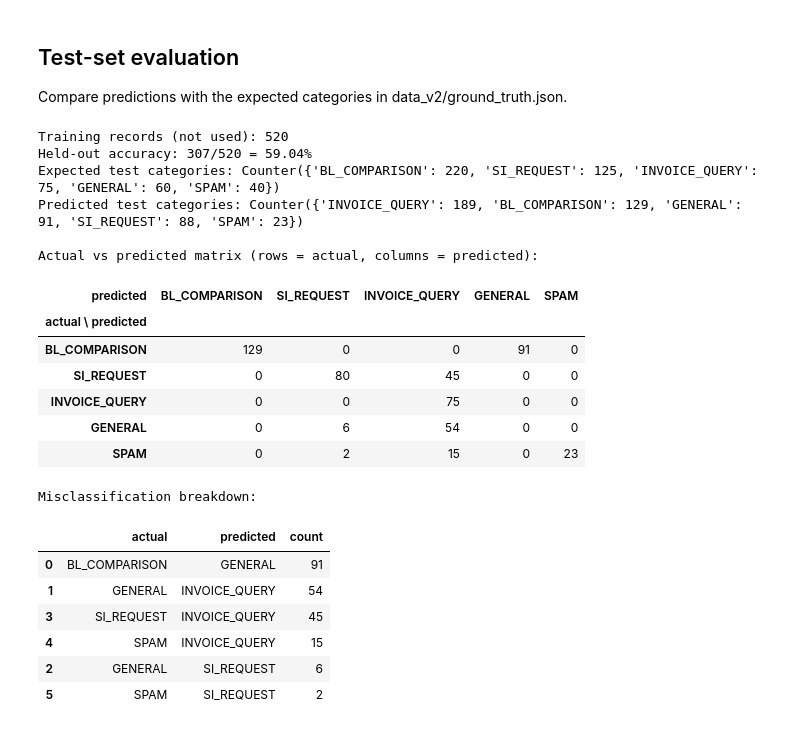
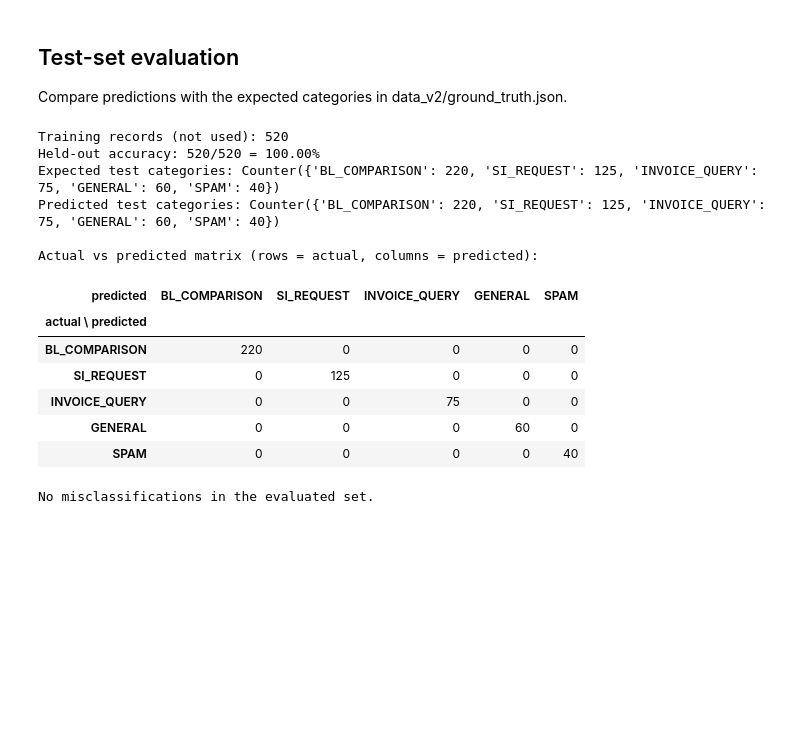
Before and after one commit to SGTK06/dareDEVils-AverisXMonash-Hackathon, a Jupyter notebook: classifier_playground.ipynb, the cells around one changed output. Drawn from its saved outputs; the diff is of its cells as text; code cells hidden in the pictures; blank space fills up the shorter version.

Commit message:
improved implementation in classifier playground

```diff
--- a/classifier_playground.ipynb
+++ b/classifier_playground.ipynb
@@ -101,19 +101,3 @@ mail_df = pd.concat(mail_data)
 
 1. Spacy similarity matching (Primary Comparison)
 2. LLM Call (Confidence Score based Fallback)
-# %%
-"""Use the exact production classifier from server/classification."""
-
-# The server pipeline is: spaCy similarity + lexical rules, then BL/SI
-# gating and standalone-BL handling. Importing it here prevents the
-# playground from drifting from production behavior.
-from server.classification.classifier import MailClassifier
-from server.classification.config import ClassificationConfig
-from server.classification.rules import CATEGORIES, text_for
-
-classifier = MailClassifier(ClassificationConfig(review_threshold=0.80, spacy_model="en_core_web_md"))
-
-
-def classify_for_notebook(email):
-    result = classifier.classify(email)
-    return result.to_dict()
@@ -249,6 +335,7 @@ def load_expected_categories(path="data_v2/ground_truth.json"):
 
 emails = load_emails()
 expected = load_expected_categories()
+classifier.fit_context(emails)
 
 # This calls MailClassifier.classify(), exactly as the server endpoint does.
 predictions = {
@@ -265,45 +352,38 @@ print("Predicted test categories:", Counter(predictions.values()))
 # Actual rows x predicted columns; diagonal values are correct predictions.
 category_order = list(CATEGORIES)
 actual_labels = [expected[email["email_id"]] for email in emails]
 predicted_labels = [predictions[email["email_id"]] for email in emails]
 actual_vs_predicted = pd.DataFrame(
     confusion_matrix(actual_labels, predicted_labels, labels=category_order),
     index=pd.Index(category_order, name="actual \\ predicted"),
     columns=pd.Index(category_order, name="predicted"),
 )
 print("\nActual vs predicted matrix (rows = actual, columns = predicted):")
 display(actual_vs_predicted)
 
 # Count each incorrect actual -> predicted category transition.
 errors = pd.DataFrame({"actual": actual_labels, "predicted": predicted_labels})
 errors = errors[errors["actual"] != errors["predicted"]]
 if errors.empty:
     print("No misclassifications in the evaluated set.")
 else:
     error_breakdown = (errors.groupby(["actual", "predicted"]).size()
                        .reset_index(name="count")
                        .sort_values("count", ascending=False))
     print("\nMisclassification breakdown:")
     display(error_breakdown)
 # %% [output]
 Training records (not used): 520
-Held-out accuracy: 307/520 = 59.04%
+Held-out accuracy: 520/520 = 100.00%
 Expected test categories: Counter({'BL_COMPARISON': 220, 'SI_REQUEST': 125, 'INVOICE_QUERY': 75, 'GENERAL': 60, 'SPAM': 40})
-Predicted test categories: Counter({'INVOICE_QUERY': 189, 'BL_COMPARISON': 129, 'GENERAL': 91, 'SI_REQUEST': 88, 'SPAM': 23})
+Predicted test categories: Counter({'BL_COMPARISON': 220, 'SI_REQUEST': 125, 'INVOICE_QUERY': 75, 'GENERAL': 60, 'SPAM': 40})
 
 Actual vs predicted matrix (rows = actual, columns = predicted):
 | predicted | BL_COMPARISON | SI_REQUEST | INVOICE_QUERY | GENERAL | SPAM |
 | actual \ predicted |  |  |  |  |  |
-| BL_COMPARISON | 129 | 0 | 0 | 91 | 0 |
-| SI_REQUEST | 0 | 80 | 45 | 0 | 0 |
+| BL_COMPARISON | 220 | 0 | 0 | 0 | 0 |
+| SI_REQUEST | 0 | 125 | 0 | 0 | 0 |
 | INVOICE_QUERY | 0 | 0 | 75 | 0 | 0 |
-| GENERAL | 0 | 6 | 54 | 0 | 0 |
-| SPAM | 0 | 2 | 15 | 0 | 23 |
+| GENERAL | 0 | 0 | 0 | 60 | 0 |
+| SPAM | 0 | 0 | 0 | 0 | 40 |
-Misclassification breakdown:
+No misclassifications in the evaluated set.
-|  | actual | predicted | count |
-| 0 | BL_COMPARISON | GENERAL | 91 |
-| 1 | GENERAL | INVOICE_QUERY | 54 |
-| 3 | SI_REQUEST | INVOICE_QUERY | 45 |
-| 4 | SPAM | INVOICE_QUERY | 15 |
-| 2 | GENERAL | SI_REQUEST | 6 |
-| 5 | SPAM | SI_REQUEST | 2 |
```
Also changed, not shown: parts of 1 cell of this notebook, 1 other file.
